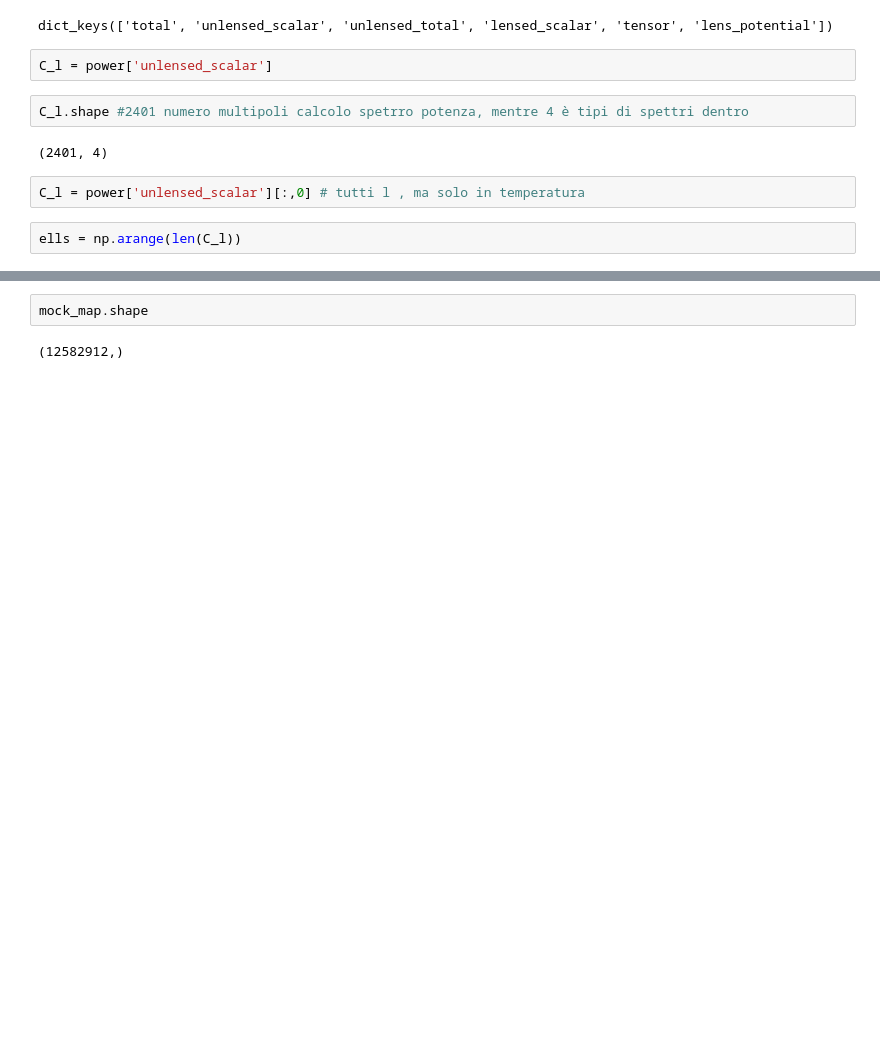
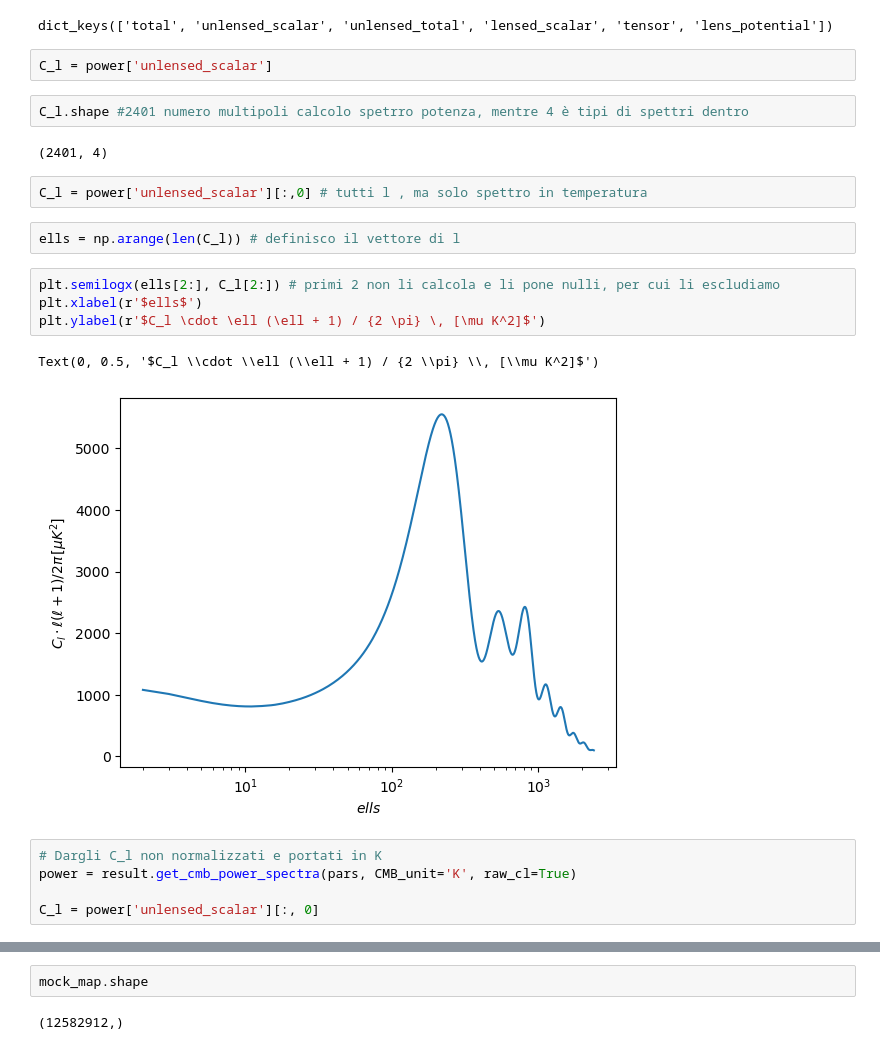
Before and after one commit to GenovaCosmology/AstroCosmoComputational, a Jupyter notebook: Students/Gabriele_Russo/Lesson9/gaussian_map.ipynb, the cells around one changed output, grey strips where cells are left out. Drawn from its saved outputs; the diff is of its cells as text; blank space fills up the shorter version.

```diff
--- a/Students/Gabriele_Russo/Lesson9/gaussian_map.ipynb
+++ b/Students/Gabriele_Russo/Lesson9/gaussian_map.ipynb
@@ -58,7 +62,19 @@ C_l.shape #2401 numero multipoli calcolo spetrro potenza, mentre 4 è tipi di sp
 # %% [output]
 (2401, 4)
 # %%
-C_l = power['unlensed_scalar'][:,0] # tutti l , ma solo in temperatura
+C_l = power['unlensed_scalar'][:,0] # tutti l , ma solo spettro in temperatura
 # %%
-ells = np.arange(len(C_l))
+ells = np.arange(len(C_l)) # definisco il vettore di l
+# %%
+plt.semilogx(ells[2:], C_l[2:]) # primi 2 non li calcola e li pone nulli, per cui li escludiamo
+plt.xlabel(r'$ells$')
+plt.ylabel(r'$C_l \cdot \ell (\ell + 1) / {2 \pi} \, [\mu K^2]$')
+# %% [output]
+Text(0, 0.5, '$C_l \\cdot \\ell (\\ell + 1) / {2 \\pi} \\, [\\mu K^2]$')
+[figure, added]
+# %%
+# Dargli C_l non normalizzati e portati in K
+power = result.get_cmb_power_spectra(pars, CMB_unit='K', raw_cl=True)
+
+C_l = power['unlensed_scalar'][:, 0]
 # %%
```
Also changed, not shown: parts of 21 cells of this notebook, 1 other file.
